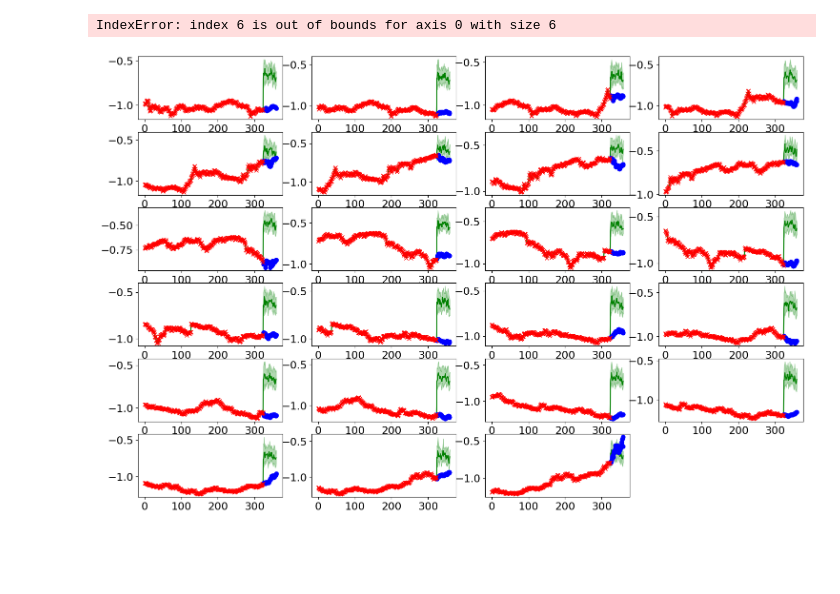
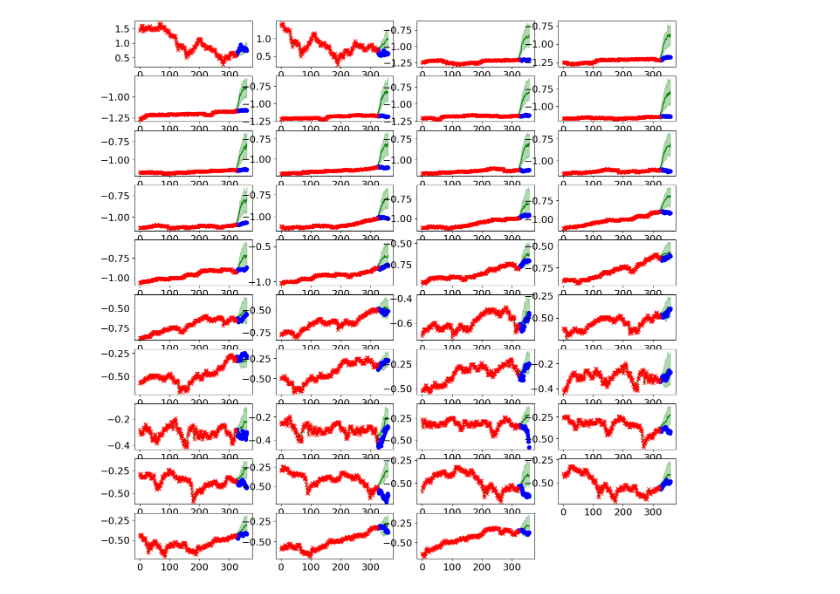
Before and after one commit to Deagle-PrintStream/CSDI, a Jupyter notebook: stock_visualize.ipynb, the cells around one changed output. Cells and saved outputs as stored; diff of their text form; code cells hidden in the pictures; blank space fills up the shorter version.

```diff
--- a/stock_visualize.ipynb
+++ b/stock_visualize.ipynb
@@ -9,10 +9,10 @@ def get_quantile(samples,q,dim=1):
     return torch.quantile(samples,q,dim=dim).cpu().numpy()
 # %%
 dataset = 'stock' #choose 'healthcare' or 'airquality'
-datafolder = './save/stock_fold0_20230720_085603' # set the folder name
+pickle_path = './save/stock_new_random/random_strategy.pk' # set the folder name
 nsample = 100 # number of generated sample
 
-path = datafolder+'/generated_outputs_nsample' + str(nsample) + '.pk'
+path = pickle_path
 with open(path, 'rb') as f:
     samples,all_target,all_evalpoint,all_observed,all_observed_time,scaler,mean_scaler = pickle.load( f)
 
@@ -32,22 +32,24 @@ for q in qlist:
 # %%
 ###stock###
 
 plt.rcParams["font.size"] = 16
-fig, axes = plt.subplots(nrows=6, ncols=4,figsize=(18, 12))
+img_count=40
+n_row=10; n_col=4
+
+fig, axes = plt.subplots(nrows=n_row, ncols=n_col,figsize=(n_col*4, n_col*4))
 fig.delaxes(axes[-1][-1])
 
-for k in range(samples.shape[0]):
+for k in range(n_row*n_col):
     df = pd.DataFrame({"x":np.arange(0,L), "val":all_target_np[k,:,0], "y":all_evalpoint_np[k,:,0]})
     df = df[df.y != 0]
     df2 = pd.DataFrame({"x":np.arange(0,L), "val":all_target_np[k,:,0], "y":all_given_np[k,:,0]})
     df2 = df2[df2.y != 0]
     row = k // 4
     col = k % 4
     axes[row][col].plot(range(0,L), quantiles_imp[2][k,:,0], color = 'g',linestyle='solid',label='CSDI')
     axes[row][col].fill_between(range(0,L), quantiles_imp[1][k,:,0],quantiles_imp[3][k,:,0],
                     color='g', alpha=0.3)
     axes[row][col].plot(df.x,df.val, color = 'b',marker = 'o', linestyle='None')
     axes[row][col].plot(df2.x,df2.val, color = 'r',marker = 'x', linestyle='None')
 # %% [output]
-IndexError: index 6 is out of bounds for axis 0 with size 6
-[figure, old version]
+[figure, new version]
```
Also changed, not shown: 2 other files.
